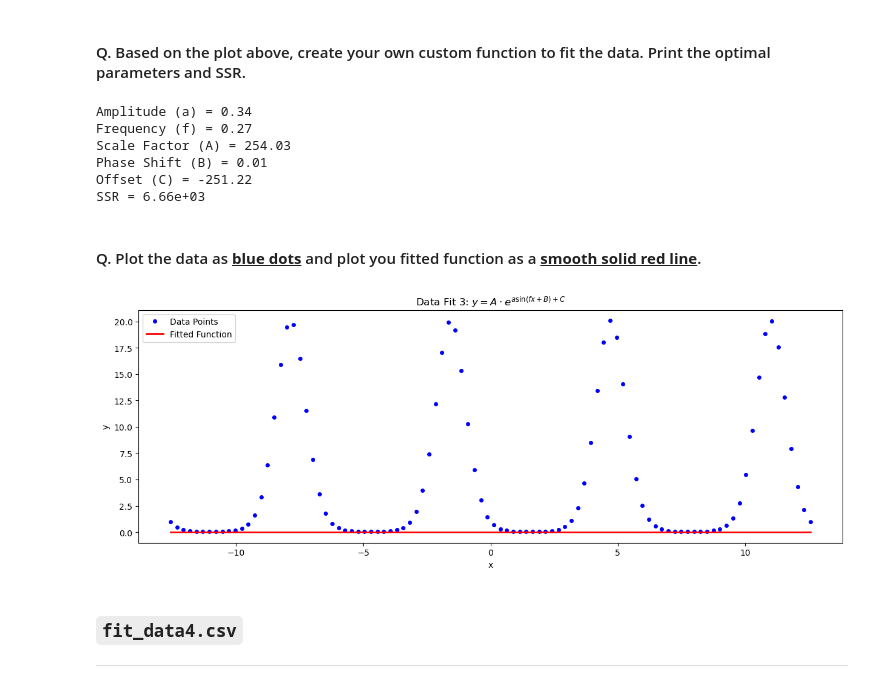
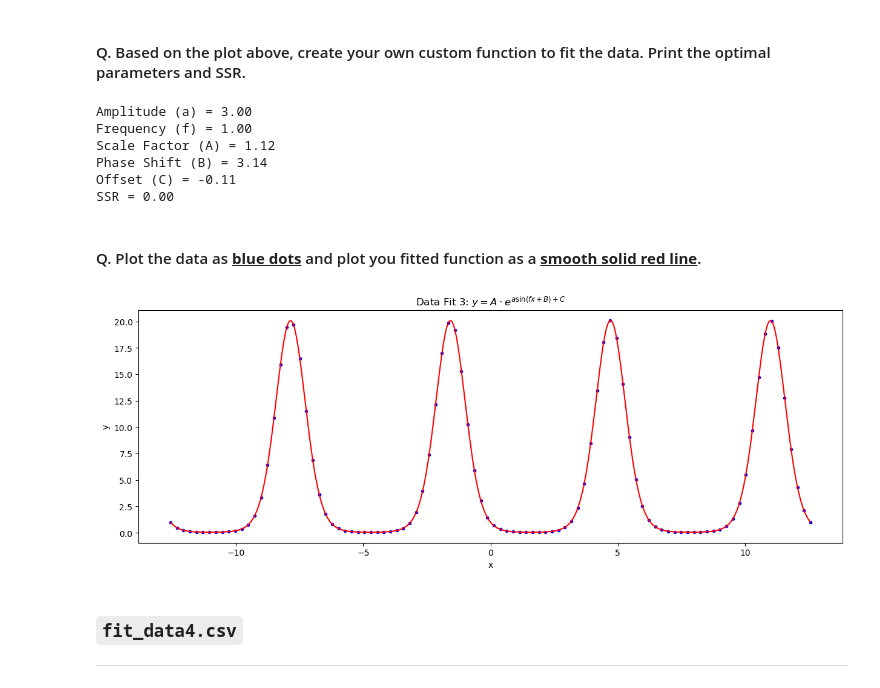
Before and after one commit to samsamotan/Quiz-1, a Jupyter notebook: Take Home Quiz 1 - Curve Fitting.ipynb, the cells around one changed output. Saved outputs shown, nothing was run; the diff lists cells and outputs as text; code cells hidden in the pictures.

```diff
--- a/Take Home Quiz 1 - Curve Fitting.ipynb
+++ b/Take Home Quiz 1 - Curve Fitting.ipynb
@@ -312,12 +312,10 @@ plt.show()
 #### Q. Based on the plot above, create your own custom function to fit the data. Print the optimal parameters and SSR.
 # %%
 def fit3(x, a, f, A, B, C):
-    """Exponential Sinusoid Model"""
+    """Exponential Sinusoid"""
     return A * np.exp(a * np.sin(f * x + B) + C)
 
-#Added p0 (initial guesses) for better stability
-p0 = [3, 0.25, 1, 0, 0]
-popt, pcov = curve_fit(fit3, x, y, p0=p0)
+popt, pcov = curve_fit(fit3, x, y)
 
 SSR = np.sum((y - fit3(x, *popt)) ** 2)
 
@@ -327,31 +325,28 @@ print(f"Frequency (f) = {popt[1]:.2f}")
 print(f"Scale Factor (A) = {popt[2]:.2f}")
 print(f"Phase Shift (B) = {popt[3]:.2f}")
 print(f"Offset (C) = {popt[4]:.2f}")
-print(f"SSR = {SSR:.2e}") #Use scientific notation for very small SSR
+print(f"SSR = {SSR:.2f}")
 # %% [output]
-Amplitude (a) = 0.34
-Frequency (f) = 0.27
-Scale Factor (A) = 254.03
-Phase Shift (B) = 0.01
-Offset (C) = -251.22
-SSR = 6.66e+03
+Amplitude (a) = 3.00
+Frequency (f) = 1.00
+Scale Factor (A) = 1.12
+Phase Shift (B) = 3.14
+Offset (C) = -0.11
+SSR = 0.00
 # %% [markdown]
 #### Q. Plot the data as <u><b>blue dots</u></b> and plot you fitted function as a <b><u>smooth solid red line</u></b>.
 # %%
-x_smooth = np.linspace(x.min(), x.max(), 1000) #Dense x for smoothness
-y_smooth = fit3(x_smooth, *popt)
+x_smooth = np.linspace(x.min(), x.max(), 1000)
 
-plt.plot(x, y, 'bo', label='Data Points', markersize=4) #'bo' for blue dots
-plt.plot(x_smooth, y_smooth, 'r-', label='Fitted Function', linewidth=2)
+plt.plot(x, y, 'b.')
+plt.plot(x_smooth, fit3(x_smooth, *popt), 'r-', )
 plt.xlabel('x')
 plt.ylabel('y')
 
-#Using a raw string (r) for the title to avoid Syntax Warnings
 plt.title(r'Data Fit 3: $y = A \cdot e^{a \sin(fx + B) + C}$')
-plt.legend()
 plt.show()
 # %% [output]
-[figure, old version]
+[figure, new version]
 # %% [markdown]
 ### `fit_data4.csv`
 
```
Also changed, not shown: parts of 3 cells of this notebook.
